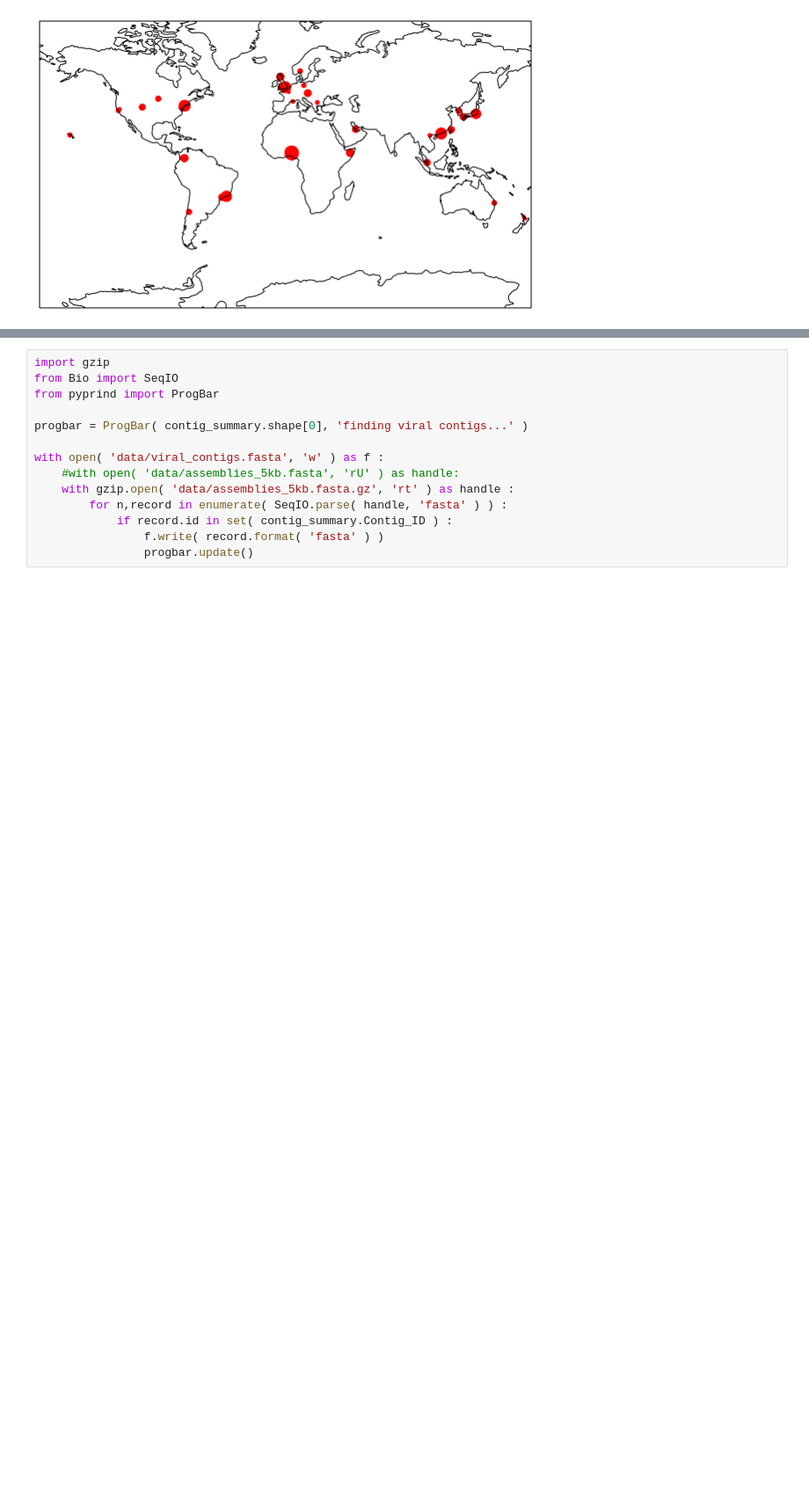
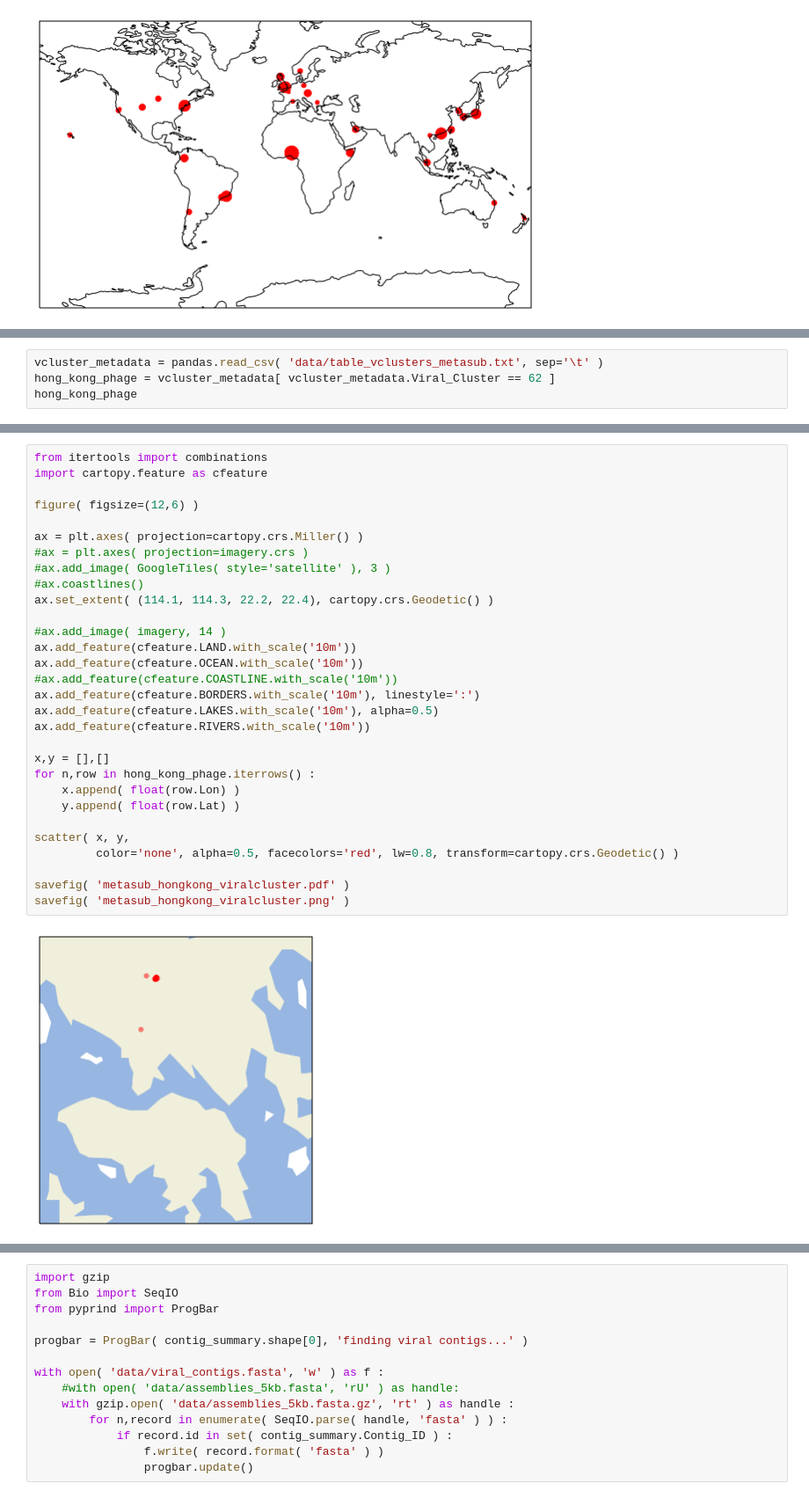
Before and after one commit to ryneches/metasub, a Jupyter notebook: MetaSUBviralBioGeo.ipynb, the cells around one changed output, grey strips where cells are left out. Shown at 88% size. Cells and saved outputs as stored; diff of their text form; blank space fills up the shorter version.

```diff
--- a/MetaSUBviralBioGeo.ipynb
+++ b/MetaSUBviralBioGeo.ipynb
@@ -254,0 +278,4 @@ Name: 6227, dtype: object
+# %%
+vcluster_metadata = pandas.read_csv( 'data/table_vclusters_metasub.txt', sep='\t' )
+hong_kong_phage = vcluster_metadata[ vcluster_metadata.Viral_Cluster == 62 ]
+hong_kong_phage
@@ -254,0 +300,32 @@ Name: 6227, dtype: object
+# %%
+from itertools import combinations
+import cartopy.feature as cfeature
+
+figure( figsize=(12,6) )
+
+ax = plt.axes( projection=cartopy.crs.Miller() )
+#ax = plt.axes( projection=imagery.crs )
+#ax.add_image( GoogleTiles( style='satellite' ), 3 )
+#ax.coastlines()
+ax.set_extent( (114.1, 114.3, 22.2, 22.4), cartopy.crs.Geodetic() )
+
+#ax.add_image( imagery, 14 )
+ax.add_feature(cfeature.LAND.with_scale('10m'))
+ax.add_feature(cfeature.OCEAN.with_scale('10m'))
+#ax.add_feature(cfeature.COASTLINE.with_scale('10m'))
+ax.add_feature(cfeature.BORDERS.with_scale('10m'), linestyle=':')
+ax.add_feature(cfeature.LAKES.with_scale('10m'), alpha=0.5)
+ax.add_feature(cfeature.RIVERS.with_scale('10m'))
+
+x,y = [],[]
+for n,row in hong_kong_phage.iterrows() :
+    x.append( float(row.Lon) )
+    y.append( float(row.Lat) )
+
+scatter( x, y,
+         color='none', alpha=0.5, facecolors='red', lw=0.8, transform=cartopy.crs.Geodetic() )
+
+savefig( 'metasub_hongkong_viralcluster.pdf' )
+savefig( 'metasub_hongkong_viralcluster.png' )
+# %% [output]
+[figure, added]
```
Also changed, not shown: parts of 9 cells of this notebook, 10 other files.
